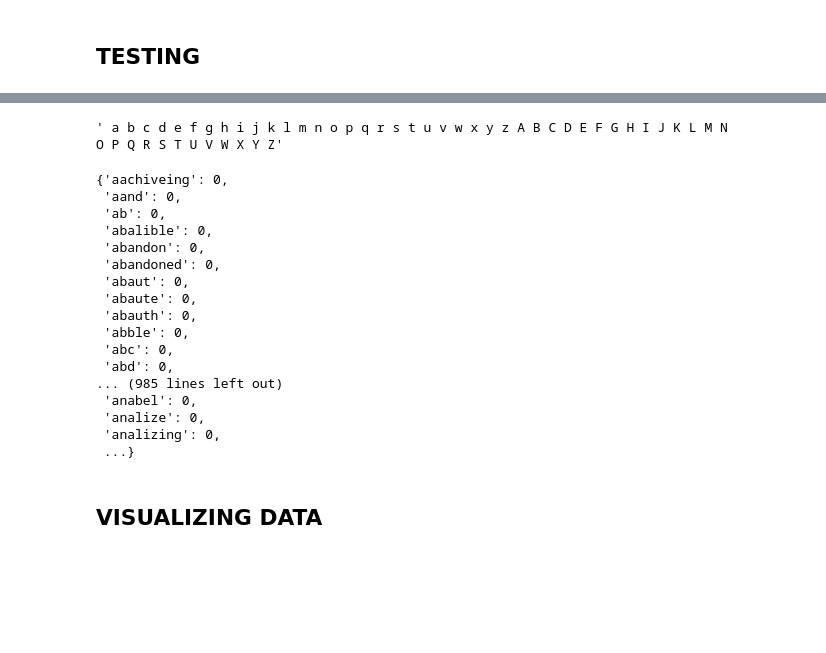
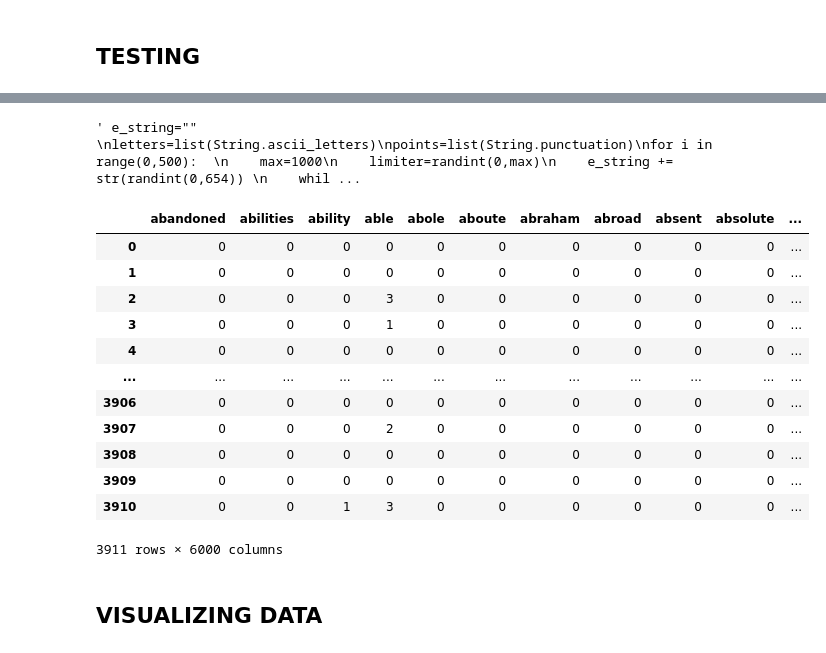
Before and after one commit to leofrio/English-Proficiency-Repository, a Jupyter notebook: doingit.ipynb, the cells around one changed output, grey strips where cells are left out. Saved outputs shown, nothing was run; the diff lists cells and outputs as text; code cells hidden in the pictures; blank space fills up the shorter version.

```diff
--- a/doingit.ipynb
+++ b/doingit.ipynb
@@ -393,5 +400,5 @@ bags.shape
 # %%
-e_string=""
+""" e_string=""
 letters=list(String.ascii_letters)
 points=list(String.punctuation)
 for i in range(0,500):
@@ -406,31 +413,28 @@ for i in range(0,500):
     e_string += " "
 for i in letters:
     e_string +=" " +i
-removing_numbers(e_string,remove_text_next_to_num=True)
+removing_numbers(e_string,remove_text_next_to_num=True)  """
 # %% [output]
-' a b c d e f g h i j k l m n o p q r s t u v w x y z A B C D E F G H I J K L M N O P Q R S T U V W X Y Z'
+' e_string=""  \nletters=list(String.ascii_letters)\npoints=list(String.punctuation)\nfor i in range(0,500):  \n    max=1000\n    limiter=randint(0,max)\n    e_string += str(randint(0,654)) \n    whil ...
 # %%
-vectorizer=CountVectorizer(tokenizer=lambda text : filter_text(text,unique_words=False,filter_by_sw=True,remove_numbers_and_words_glued=True),stop_words=stop_words)
+vectorizer=CountVectorizer(tokenizer=lambda text : filter_text(text,unique_words=False,filter_by_sw=True,remove_numbers_and_words_glued=True),stop_words=stop_words,max_features=6000)
 bag=vectorizer.fit_transform(df_essays["full_text"]).toarray()
-dict(zip(vectorizer.get_feature_names_out(), bag[0]))
+first=pd.DataFrame(bag,columns=vectorizer.get_feature_names_out())
+first
 # %% [output]
+|  | abandoned | abilities | ability | able | abole | aboute | abraham | abroad | absent | absolute | ... |
+| 0 | 0 | 0 | 0 | 0 | 0 | 0 | 0 | 0 | 0 | 0 | ... |
+| 1 | 0 | 0 | 0 | 0 | 0 | 0 | 0 | 0 | 0 | 0 | ... |
+| 2 | 0 | 0 | 0 | 3 | 0 | 0 | 0 | 0 | 0 | 0 | ... |
+| 3 | 0 | 0 | 0 | 1 | 0 | 0 | 0 | 0 | 0 | 0 | ... |
+| 4 | 0 | 0 | 0 | 0 | 0 | 0 | 0 | 0 | 0 | 0 | ... |
+| ... | ... | ... | ... | ... | ... | ... | ... | ... | ... | ... | ... |
+| 3906 | 0 | 0 | 0 | 0 | 0 | 0 | 0 | 0 | 0 | 0 | ... |
+| 3907 | 0 | 0 | 0 | 2 | 0 | 0 | 0 | 0 | 0 | 0 | ... |
+| 3908 | 0 | 0 | 0 | 0 | 0 | 0 | 0 | 0 | 0 | 0 | ... |
+| 3909 | 0 | 0 | 0 | 0 | 0 | 0 | 0 | 0 | 0 | 0 | ... |
+| 3910 | 0 | 0 | 1 | 3 | 0 | 0 | 0 | 0 | 0 | 0 | ... |
-{'aachiveing': 0,
- 'aand': 0,
- 'ab': 0,
- 'abalible': 0,
- 'abandon': 0,
- 'abandoned': 0,
- 'abaut': 0,
- 'abaute': 0,
- 'abauth': 0,
- 'abble': 0,
- 'abc': 0,
- 'abd': 0,
-... (985 lines left out)
- 'anabel': 0,
- 'analize': 0,
- 'analizing': 0,
- ...}
+3911 rows × 6000 columns
 # %% [markdown]
 ## VISUALIZING DATA
 # %% [markdown]
```
Also changed, not shown: parts of 21 cells of this notebook.
